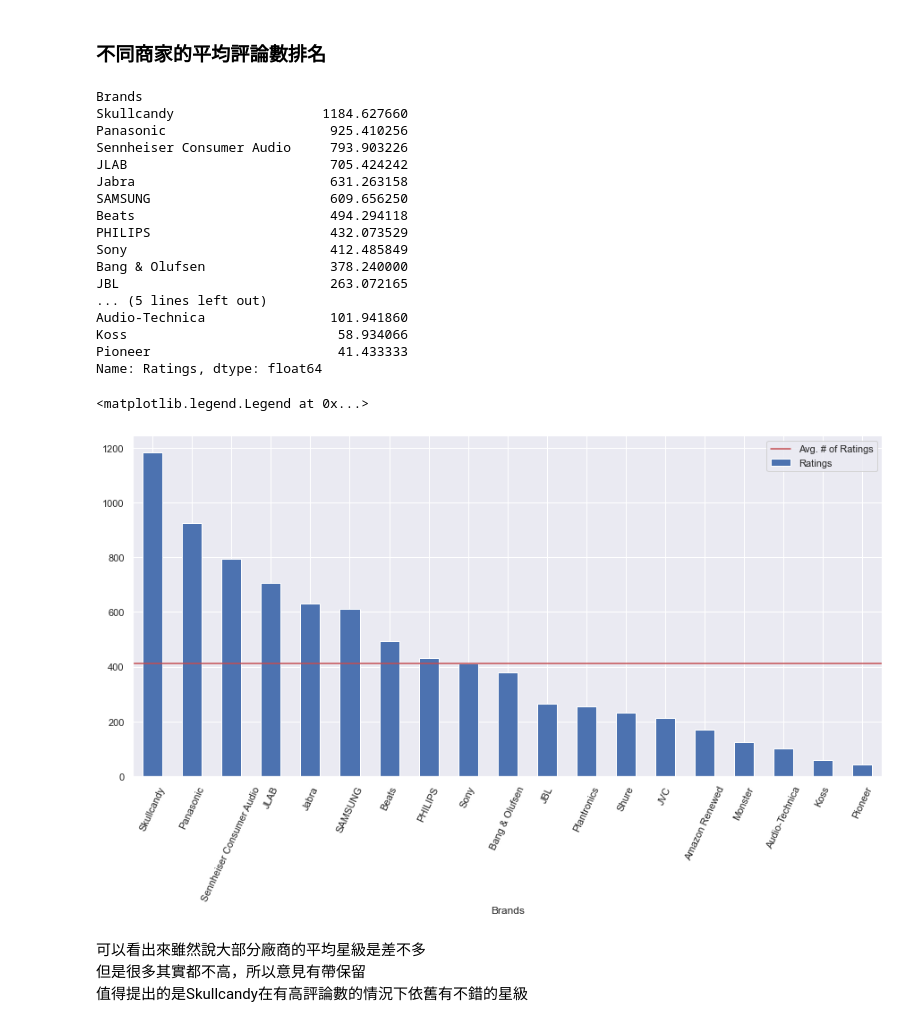
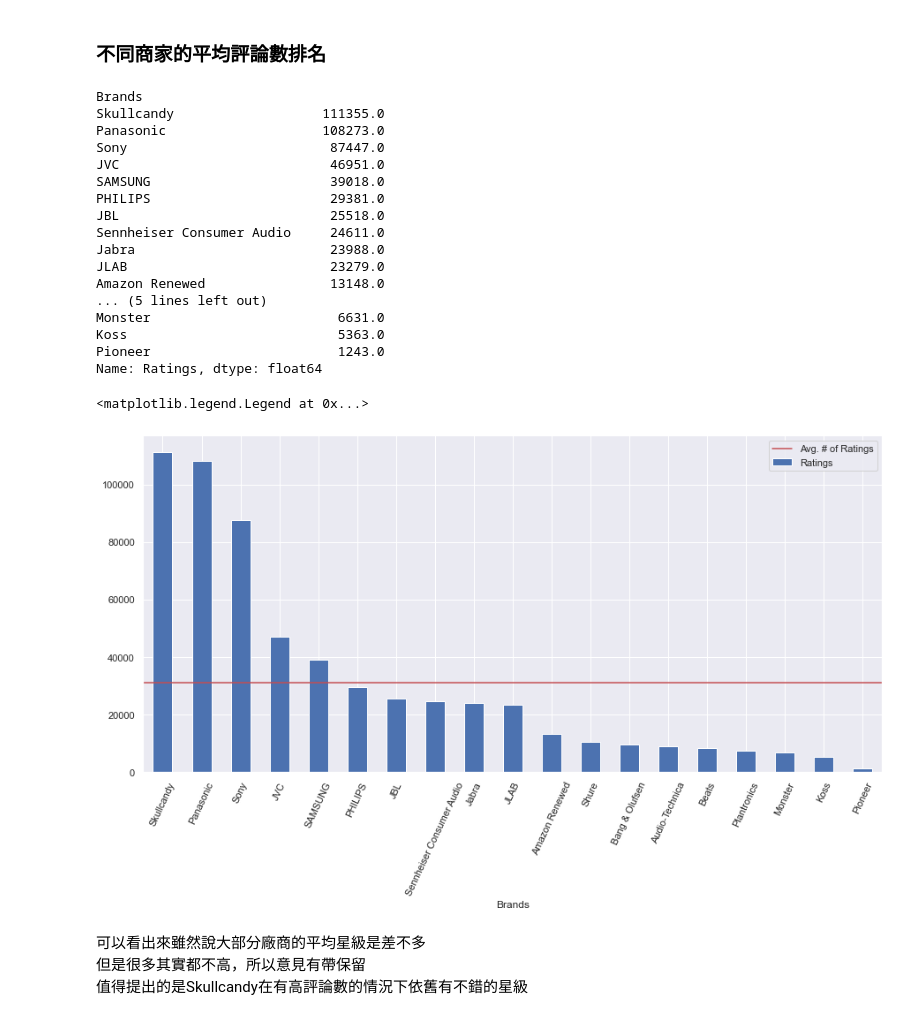
Before and after one commit to yhhsu0409/Amazon_Earbuds, a Jupyter notebook: Analysis/Analysis.ipynb, the cells around one changed output. Drawn from its saved outputs; the diff is of its cells as text; code cells hidden in the pictures.

```diff
--- a/Analysis/Analysis.ipynb
+++ b/Analysis/Analysis.ipynb
@@ -115,34 +115,34 @@ brands_avg_stars[-1]-data['Stars'].mean()
 # %% [markdown]
 ### 不同商家的平均評論數排名
 # %%
-brands_avg_ratings = data.groupby('Brands').Ratings.mean().sort_values(ascending=False)
+brands_avg_ratings = data.groupby('Brands').Ratings.sum().sort_values(ascending=False)
 brands_avg_ratings
 # %% [output]
 Brands
-Skullcandy                   1184.627660
-Panasonic                     925.410256
-Sennheiser Consumer Audio     793.903226
-JLAB                          705.424242
-Jabra                         631.263158
-SAMSUNG                       609.656250
-Beats                         494.294118
-PHILIPS                       432.073529
-Sony                          412.485849
-Bang & Olufsen                378.240000
-JBL                           263.072165
+Skullcandy                   111355.0
+Panasonic                    108273.0
+Sony                          87447.0
+JVC                           46951.0
+SAMSUNG                       39018.0
+PHILIPS                       29381.0
+JBL                           25518.0
+Sennheiser Consumer Audio     24611.0
+Jabra                         23988.0
+JLAB                          23279.0
+Amazon Renewed                13148.0
 ... (5 lines left out)
-Audio-Technica                101.941860
-Koss                           58.934066
-Pioneer                        41.433333
+Monster                        6631.0
+Koss                           5363.0
+Pioneer                        1243.0
 Name: Ratings, dtype: float64
 # %%
 brands_avg_ratings.plot(kind="bar", color='b',figsize=(15,7))
 plt.xticks(rotation=65)
-plt.axhline(data['Ratings'].mean(), label='Avg. # of Ratings',color='r')
+plt.axhline(brands_avg_ratings.mean(), label='Avg. # of Ratings',color='r')
 plt.legend()
 # %% [output]
 <matplotlib.legend.Legend at 0x...>
-[figure, old version]
+[figure, new version]
 # %% [markdown]
 可以看出來雖然說大部分廠商的平均星級是差不多<br>
 但是很多其實都不高，所以意見有帶保留<br>
```
Also changed, not shown: parts of 19 cells of this notebook.
